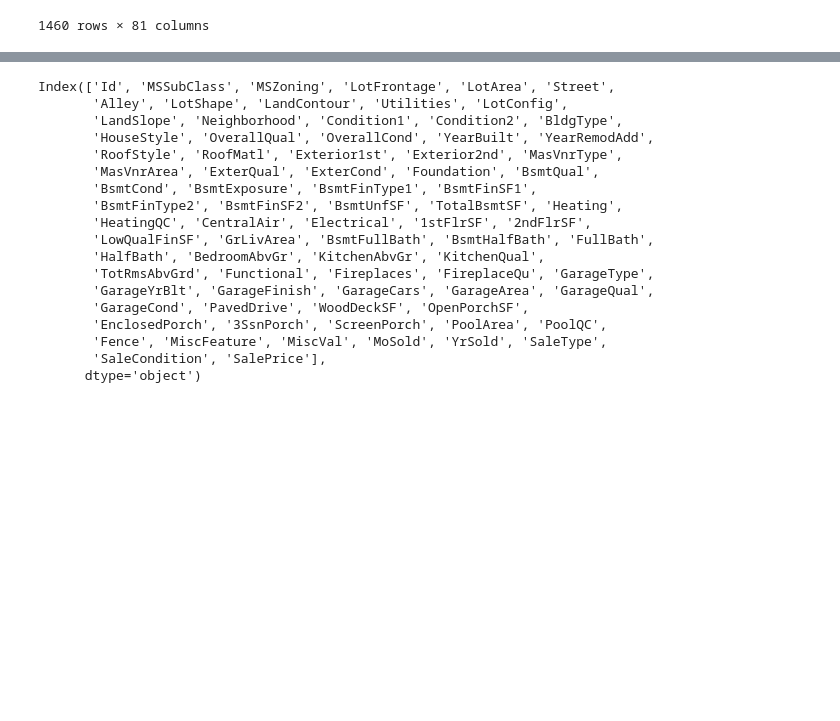
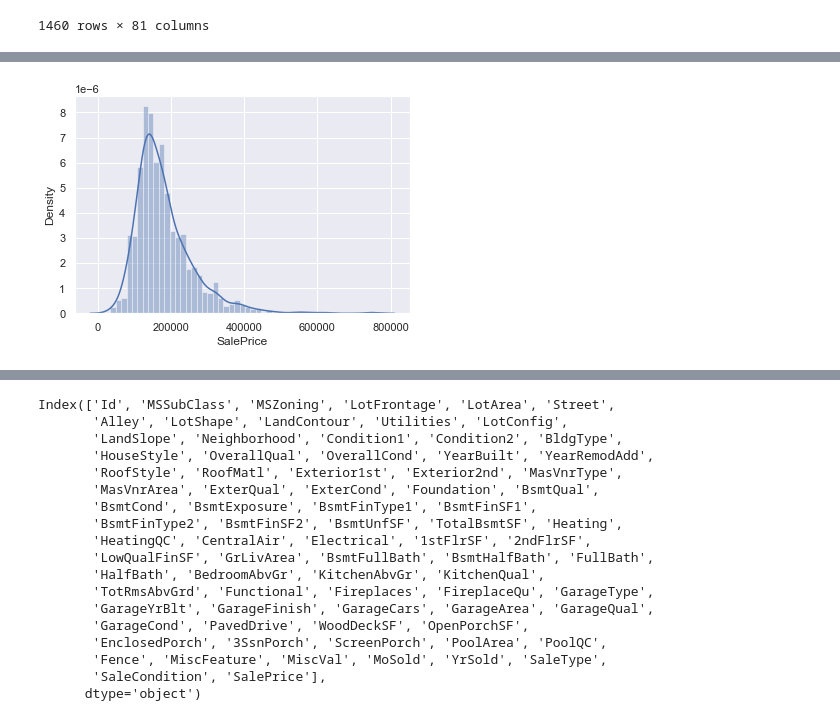
Before and after one commit to sudeepdebnath123/Data_Science, a Jupyter notebook: Correlation.ipynb, the cells around one changed output, grey strips where cells are left out. Drawn from its saved outputs; the diff is of its cells as text; code cells hidden in the pictures; blank space fills up the shorter version.

```diff
--- a/Correlation.ipynb
+++ b/Correlation.ipynb
@@ -40,0 +47,5 @@ df_train
+# %%
+#histogram
+sns.distplot(df_train['SalePrice']);
+# %% [output]
+[figure, added]
```
Also changed, not shown: parts of 5 cells of this notebook, 5 other files.
